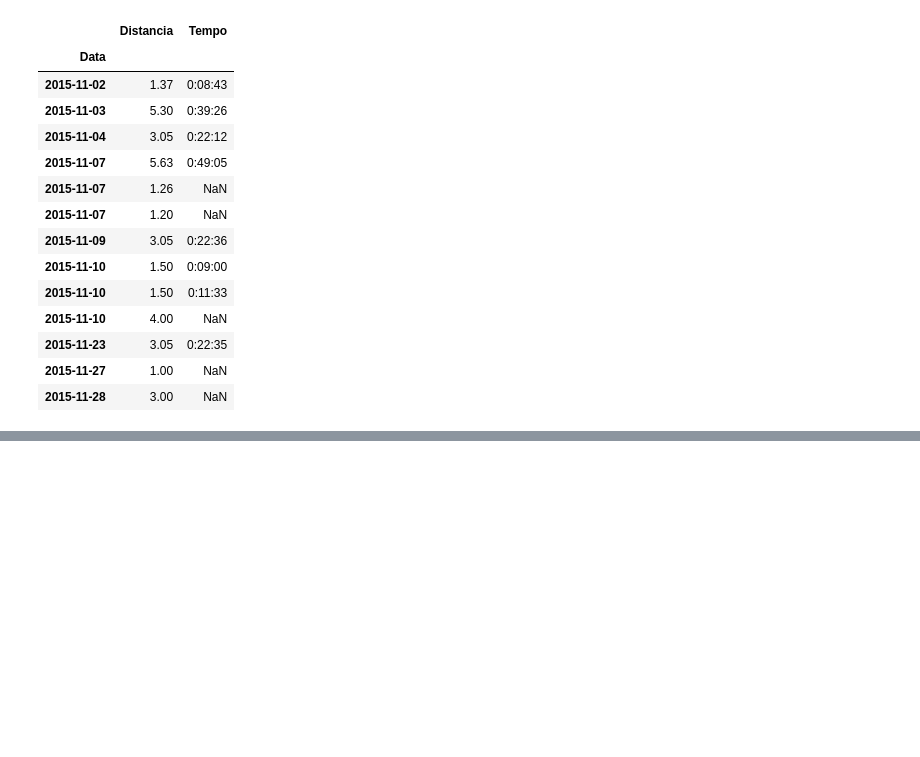
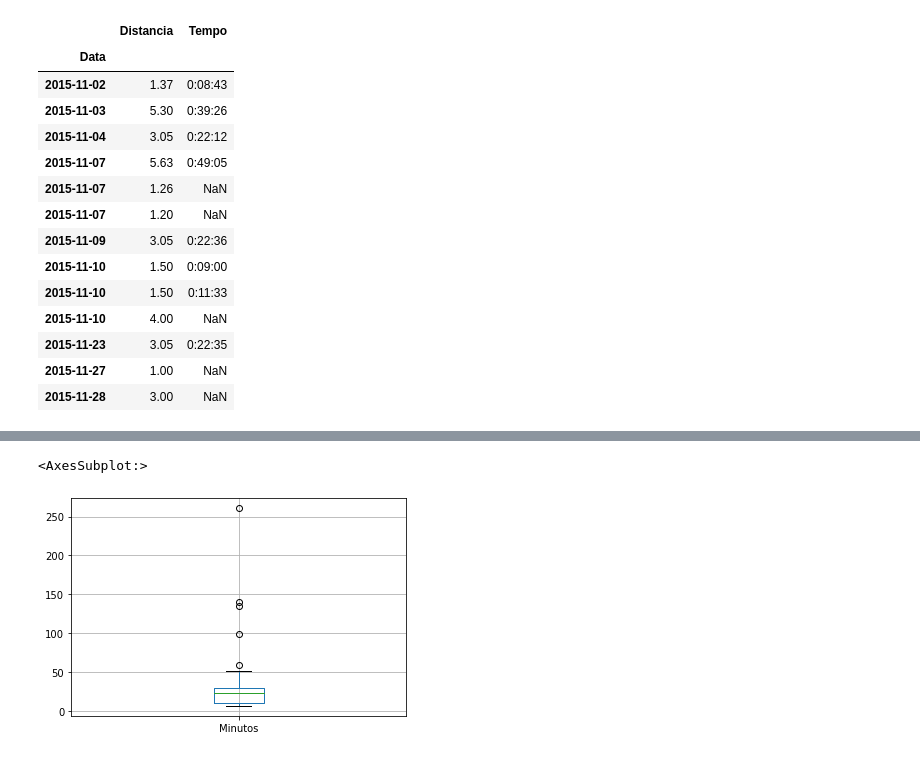
Before and after one commit to acnaweb/python-data-analysis, a Jupyter notebook: case_study_bikes.ipynb, the cells around one changed output, grey strips where cells are left out. Drawn from its saved outputs; the diff is of its cells as text; code cells hidden in the pictures; blank space fills up the shorter version.

```diff
--- a/case_study_bikes.ipynb
+++ b/case_study_bikes.ipynb
@@ -138,0 +268,5 @@ df['2015-11']
+# %%
+df.boxplot("Minutos", return_type = "axes")
+# %% [output]
+<AxesSubplot:>
+[figure, added]
```
Also changed, not shown: parts of 37 cells of this notebook, 2 other files.
